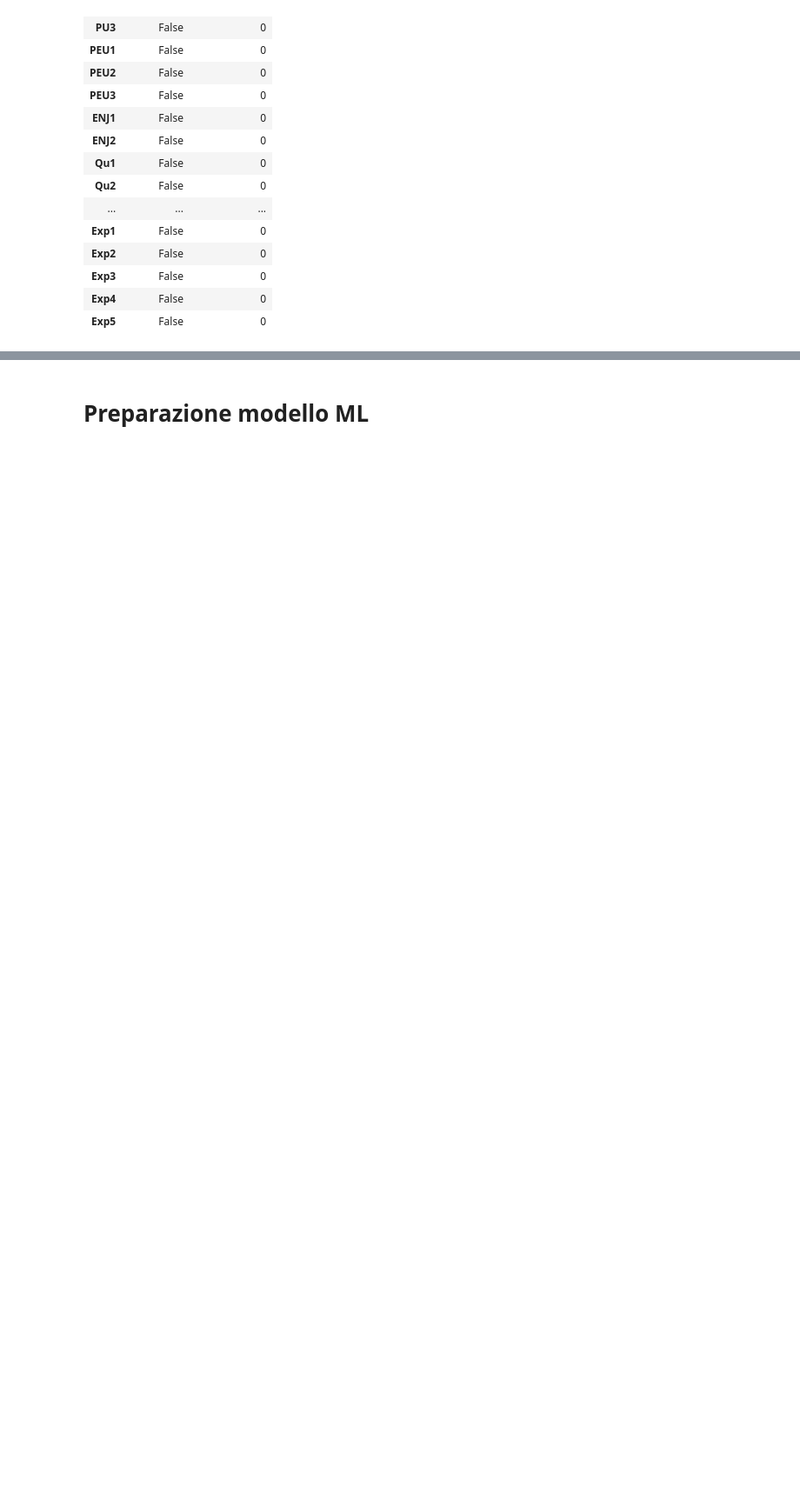
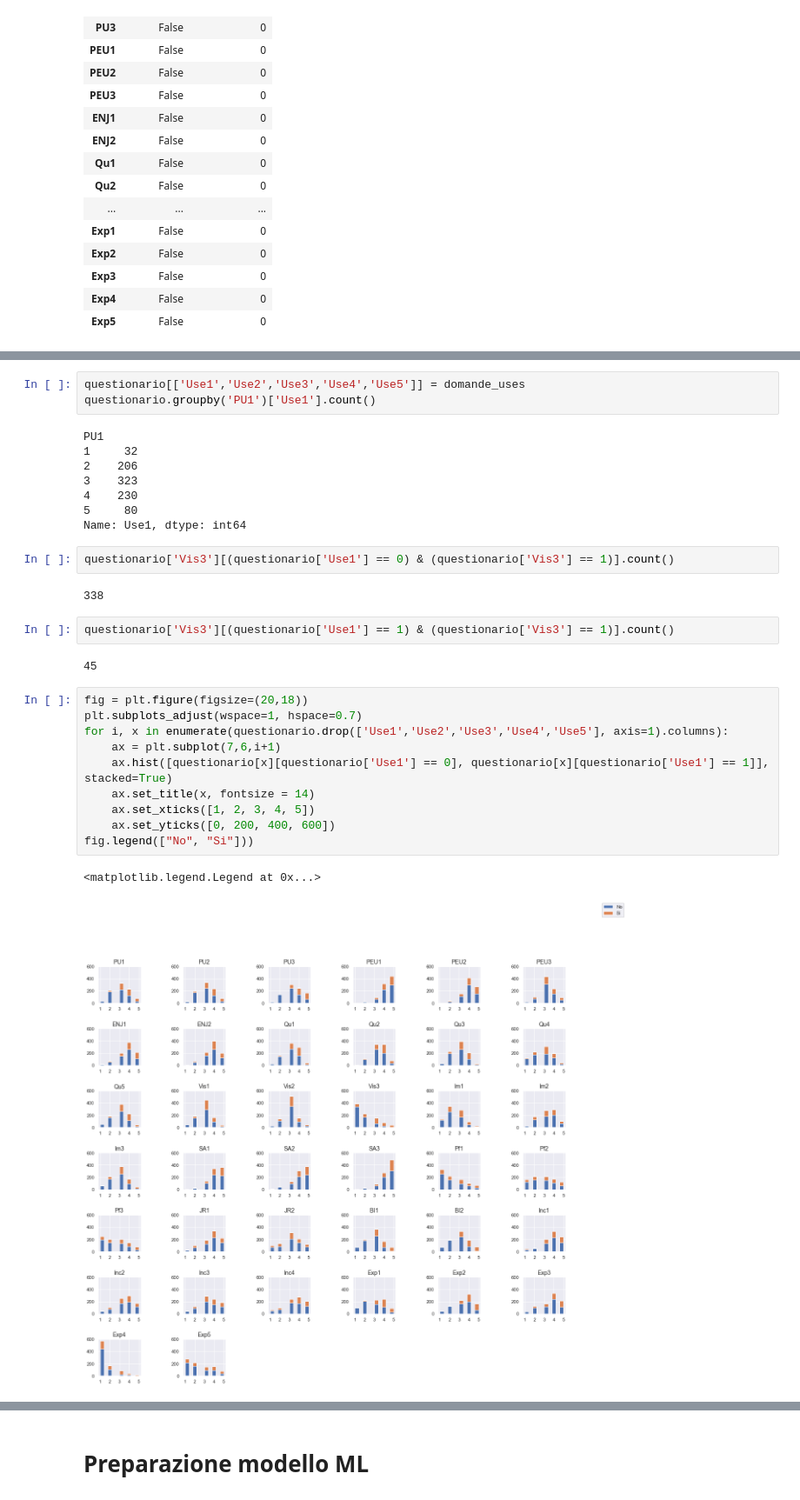
Before and after one commit to AposVinc/wiki4HEProject, a Jupyter notebook: wiki4HE.ipynb, the cells around one changed output, grey strips where cells are left out. Shown at 87% size. Drawn from its saved outputs; the diff is of its cells as text; blank space fills up the shorter version.

```diff
--- a/wiki4HE.ipynb
+++ b/wiki4HE.ipynb
@@ -653,0 +732,32 @@ questionario.describe()
+# %%
+questionario[['Use1','Use2','Use3','Use4','Use5']] = domande_uses
+questionario.groupby('PU1')['Use1'].count()
+# %% [output]
+PU1
+1     32
+2    206
+3    323
+4    230
+5     80
+Name: Use1, dtype: int64
+# %%
+questionario['Vis3'][(questionario['Use1'] == 0) & (questionario['Vis3'] == 1)].count()
+# %% [output]
+338
+# %%
+questionario['Vis3'][(questionario['Use1'] == 1) & (questionario['Vis3'] == 1)].count()
+# %% [output]
+45
+# %%
+fig = plt.figure(figsize=(20,18))
+plt.subplots_adjust(wspace=1, hspace=0.7)
+for i, x in enumerate(questionario.drop(['Use1','Use2','Use3','Use4','Use5'], axis=1).columns):
+    ax = plt.subplot(7,6,i+1)
+    ax.hist([questionario[x][questionario['Use1'] == 0], questionario[x][questionario['Use1'] == 1]], stacked=True)
+    ax.set_title(x, fontsize = 14)
+    ax.set_xticks([1, 2, 3, 4, 5])
+    ax.set_yticks([0, 200, 400, 600])
+fig.legend(["No", "Si"]))
+# %% [output]
+<matplotlib.legend.Legend at 0x...>
+[figure, added]
```
Also changed, not shown: parts of 25 cells of this notebook.
